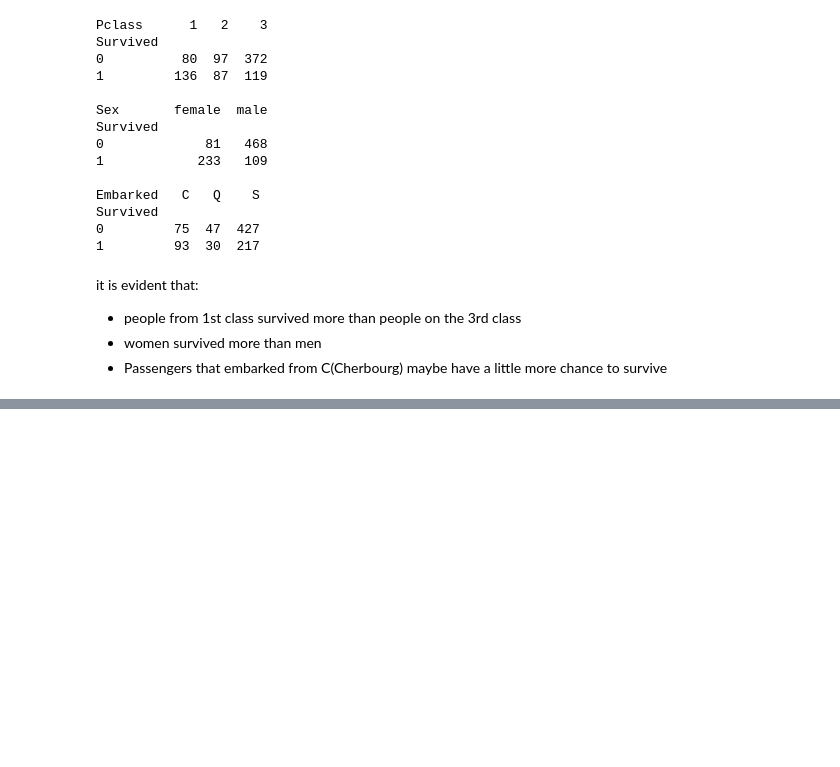
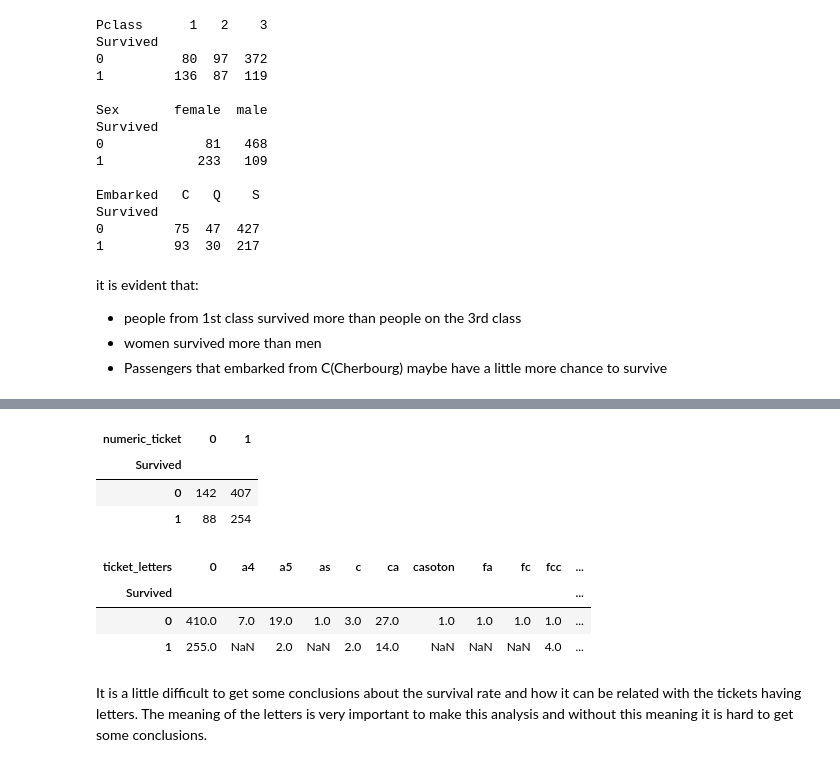
Before and after one commit to carlacotas/data-science-kaggle-Titanic-Project, a Jupyter notebook: TitanicProjectExample.ipynb, the cells around one changed output, grey strips where cells are left out. Drawn from its saved outputs; the diff is of its cells as text; code cells hidden in the pictures; blank space fills up the shorter version.

```diff
--- a/TitanicProjectExample.ipynb
+++ b/TitanicProjectExample.ipynb
@@ -245,0 +300,8 @@ it is evident that:
+# %%
+#well, first we can investigate further if one passenger had multiple Cabins
+df_cat.Cabin
+training['cabin_multiple'] = training.Cabin.apply(lambda x: 0 if pd.isna(x) else len(x.split(' ')))
+# after looking at this, we may want to look at cabin by letter or by number. Let's create some categories for this
+# letters
+# multiple letters
+training['cabin_multiple'].value_counts()
@@ -245,0 +330,8 @@ it is evident that:
+# %%
+#creates categories based on the cabin letter (n stands for null)
+#in this case we will treat null values like it's own category
+training['cabin_adv'] = training.Cabin.apply(lambda x: str(x)[0])
+
+#comparing survival rate by cabin
+print(training.cabin_adv.value_counts())
+pd.pivot_table(training,index='Survived',columns='cabin_adv', values = 'Name', aggfunc='count')
@@ -245,0 +371,7 @@ it is evident that:
+# %%
+#separate the ticket by letters and numbers
+training['numeric_ticket'] = training.Ticket.apply(lambda x: 1 if x.isnumeric() else 0)
+training['ticket_letters'] = training.Ticket.apply(lambda x: ''.join(x.split(' ')[:-1]).replace('.','').replace('/','').lower() if len(x.split(' ')[:-1]) >0 else 0)
+
+print('number of tickets with only numbers:')
+training['numeric_ticket'].value_counts()
@@ -245,0 +405,18 @@ it is evident that:
+# %%
+#difference from tickets if they are only numeric in the survival rate
+pd.pivot_table(training,index='Survived',columns='numeric_ticket', values = 'Ticket', aggfunc='count')
+# %% [output]
+| numeric_ticket | 0 | 1 |
+| Survived |  |  |
+| 0 | 142 | 407 |
+| 1 | 88 | 254 |
+# %%
+#difference from tickets if they have letters in the survival rate
+pd.pivot_table(training,index='Survived',columns='ticket_letters', values = 'Ticket', aggfunc='count')
+# %% [output]
+| ticket_letters | 0 | a4 | a5 | as | c | ca | casoton | fa | fc | fcc | ... |
+| Survived |  |  |  |  |  |  |  |  |  |  | ... |
+| 0 | 410.0 | 7.0 | 19.0 | 1.0 | 3.0 | 27.0 | 1.0 | 1.0 | 1.0 | 1.0 | ... |
+| 1 | 255.0 | NaN | 2.0 | NaN | 2.0 | 14.0 | NaN | NaN | NaN | 4.0 | ... |
+# %% [markdown]
+It is a little difficult to get some conclusions about the survival rate and how it can be related with the tickets having letters. The meaning of the letters is very important to make this analysis and without this meaning it is hard to get some conclusions.
```
Also changed, not shown: parts of 23 cells of this notebook.
